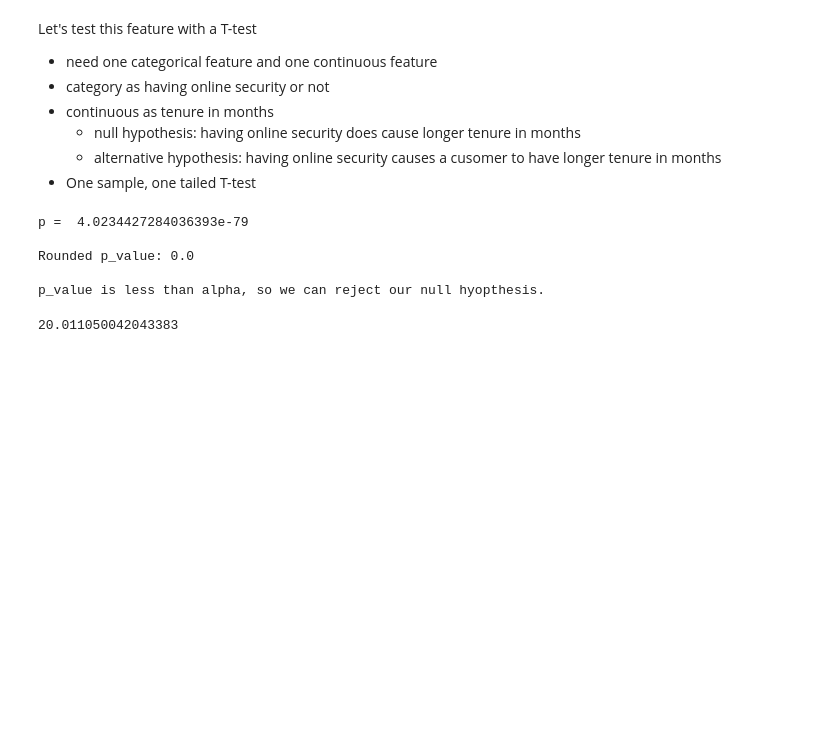
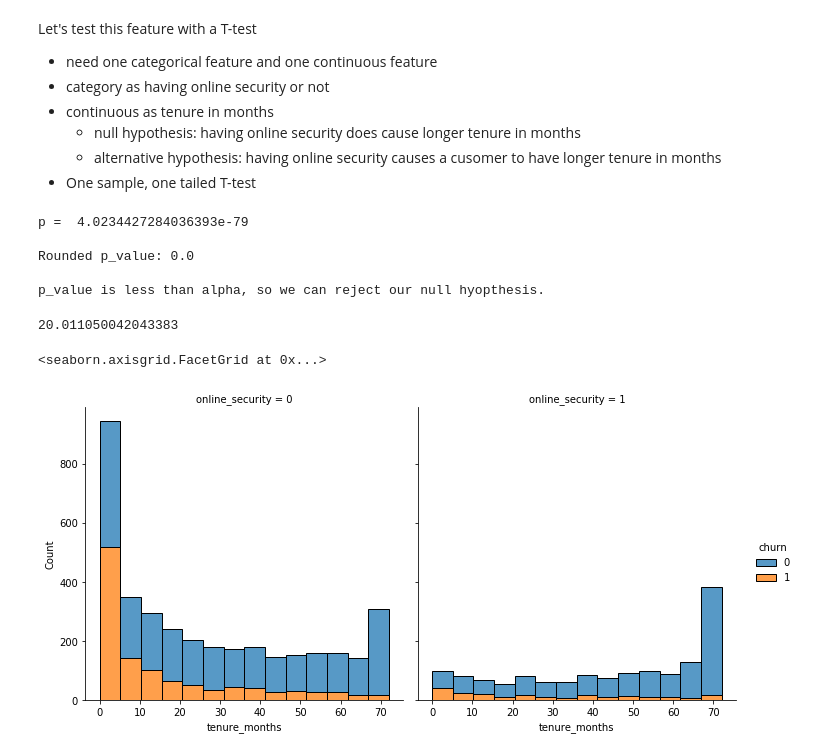
Before and after one commit to ThompsonBethany01/Telco_Churn, a Jupyter notebook: Exploration.ipynb, the cells around one changed output. Cells and saved outputs as stored; diff of their text form; code cells hidden in the pictures; blank space fills up the shorter version.

```diff
--- a/Exploration.ipynb
+++ b/Exploration.ipynb
@@ -176,3 +204,8 @@ Rounded p_value: 0.0
 
 p_value is less than alpha, so we can reject our null hyopthesis.
 20.011050042043383
+# %%
+sns.displot(train, x = "tenure_months", col = "online_security", hue ="churn",multiple="stack")
+# %% [output]
+<seaborn.axisgrid.FacetGrid at 0x...>
+[figure, added]
```
Also changed, not shown: parts of 19 cells of this notebook, 3 other files.
